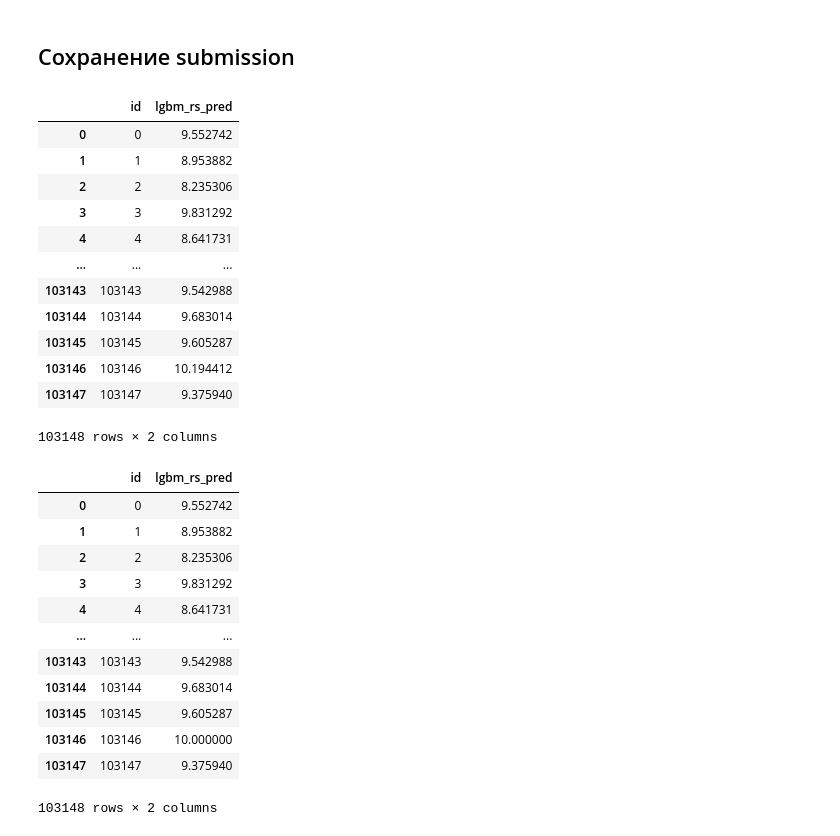
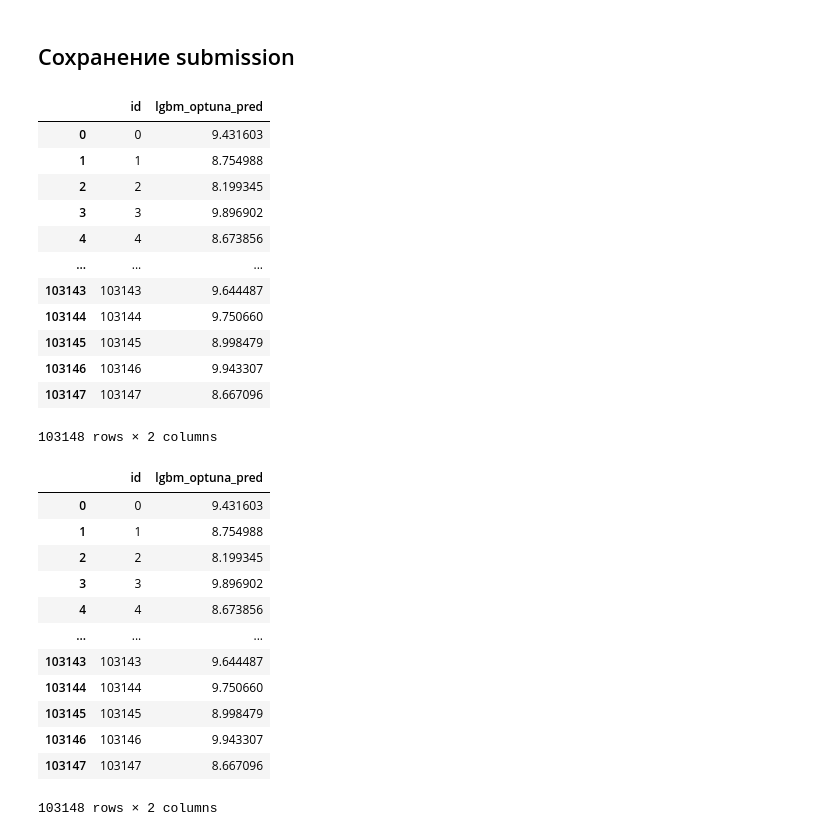
Before and after one commit to Moncervers/hotel_review_score_prediction, a Jupyter notebook: prediction.ipynb, the cells around one changed output. Cells and saved outputs as stored; diff of their text form; code cells hidden in the pictures.

Commit message:
LGBM optuna public score:0.10496

```diff
--- a/prediction.ipynb
+++ b/prediction.ipynb
@@ -217,17 +218,18 @@ catboost_rs_params = {
 }
 # %%
 # Используем OptunaSearchCV
-catboost_rs = OptunaSearchCV(
+catboost_rs = RandomizedSearchCV(
     # estimator=CatBoostRegressor(),
     estimator=CatBoostRegressor(
         random_state=RANDOM_STATE,
         verbose=False,  # Отключаем вывод логов CatBoost
         thread_count=-1,  # Используем все доступные ядра
+        task_type='GPU',
     ),
     param_distributions=catboost_rs_params,
     scoring=mape_custom_score,  # Метрика для оптимизации
-    n_trials=15,  # Количество испытаний
+    n_iter=15,  # Количество испытаний
     cv=5,  # Кросс-валидация
-    n_jobs=-1,  # Использование всех ядер
+    n_jobs=1,  # Использование всех ядер
     verbose=0,
 )
@@ -295,9 +303,9 @@ lgbm_optuna = OptunaSearchCV(
     ),
     param_distributions=lgbm_optuna_params,
     scoring=mape_custom_score,  # Для регрессии
-    n_trials=5,  # Количество испытаний
+    n_trials=15,  # Количество испытаний
     cv=5,  # Кросс-валидация
-    n_jobs=-1,  # Параллельные вычисления
+    n_jobs=1,  # Параллельные вычисления
     verbose=0
 )
 # %%
@@ -416,36 +453,36 @@ predictions['lgbm_rs_pred'] = lgbm_rs.predict(test_df)
 # %%
 predictions
 # %% [output]
-|  | id | lgbm_rs_pred |
-| 0 | 0 | 9.552742 |
-| 1 | 1 | 8.953882 |
-| 2 | 2 | 8.235306 |
-| 3 | 3 | 9.831292 |
-| 4 | 4 | 8.641731 |
+|  | id | lgbm_optuna_pred |
+| 0 | 0 | 9.431603 |
+| 1 | 1 | 8.754988 |
+| 2 | 2 | 8.199345 |
+| 3 | 3 | 9.896902 |
+| 4 | 4 | 8.673856 |
 | ... | ... | ... |
-| 103143 | 103143 | 9.542988 |
-| 103144 | 103144 | 9.683014 |
-| 103145 | 103145 | 9.605287 |
-| 103146 | 103146 | 10.194412 |
-| 103147 | 103147 | 9.375940 |
+| 103143 | 103143 | 9.644487 |
+| 103144 | 103144 | 9.750660 |
+| 103145 | 103145 | 8.998479 |
+| 103146 | 103146 | 9.943307 |
+| 103147 | 103147 | 8.667096 |
 103148 rows × 2 columns
 # %%
-submission = predictions[['id', 'lgbm_rs_pred']]
-submission['lgbm_rs_pred'] = submission['lgbm_rs_pred'].apply(lambda x: 10 if x > 10 else x)
+submission = predictions[['id', 'lgbm_optuna_pred']]
+submission['lgbm_optuna_pred'] = submission['lgbm_optuna_pred'].apply(lambda x: 10 if x > 10 else x)
 submission
 # %% [output]
-|  | id | lgbm_rs_pred |
-| 0 | 0 | 9.552742 |
-| 1 | 1 | 8.953882 |
-| 2 | 2 | 8.235306 |
-| 3 | 3 | 9.831292 |
-| 4 | 4 | 8.641731 |
+|  | id | lgbm_optuna_pred |
+| 0 | 0 | 9.431603 |
+| 1 | 1 | 8.754988 |
+| 2 | 2 | 8.199345 |
+| 3 | 3 | 9.896902 |
+| 4 | 4 | 8.673856 |
 | ... | ... | ... |
-| 103143 | 103143 | 9.542988 |
-| 103144 | 103144 | 9.683014 |
-| 103145 | 103145 | 9.605287 |
-| 103146 | 103146 | 10.000000 |
-| 103147 | 103147 | 9.375940 |
+| 103143 | 103143 | 9.644487 |
+| 103144 | 103144 | 9.750660 |
+| 103145 | 103145 | 8.998479 |
+| 103146 | 103146 | 9.943307 |
+| 103147 | 103147 | 8.667096 |
 103148 rows × 2 columns
 # %%
 submission.to_csv('submission.csv', index=False)
```
Also changed, not shown: parts of 7 cells of this notebook, 1 other file.
